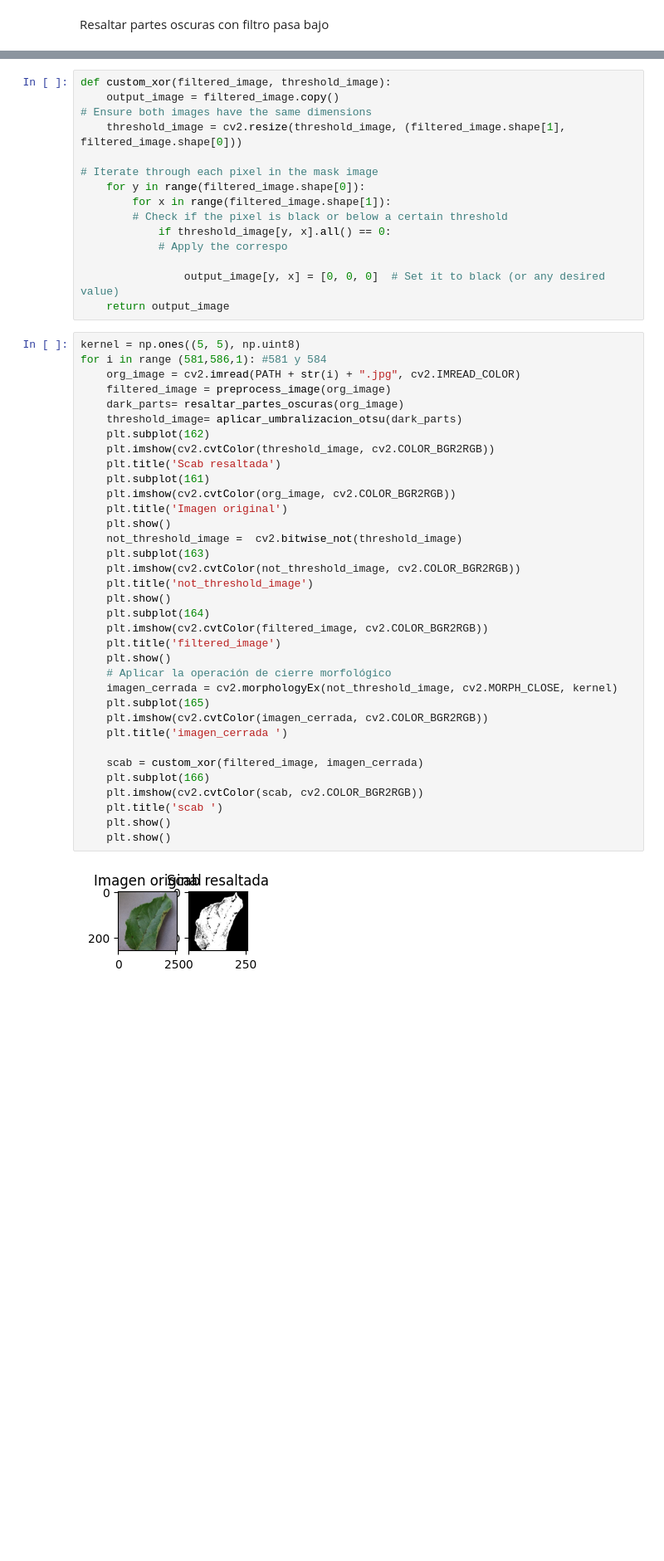
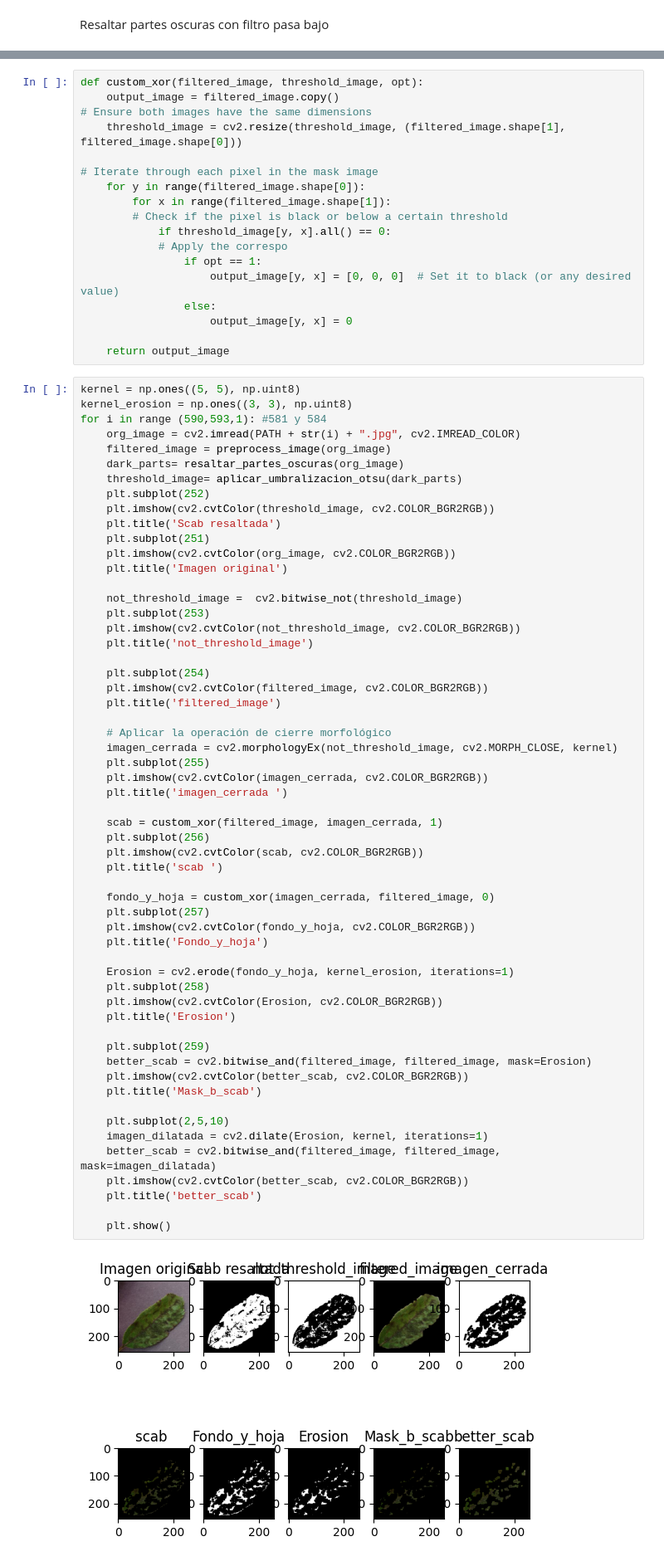
Before and after one commit to Mariagne/Deteccion_de_enfermedades_foliares_en_arboles_de_manzana, a Jupyter notebook: Preprocesamiento/Version Final.ipynb, the cells around one changed output, grey strips where cells are left out. Shown at 83% size. Cells and saved outputs as stored; diff of their text form; blank space fills up the shorter version.

Commit message:
Se prueban diferentes operaciones morfológicas para mejorar la detección de scab

```diff
--- a/Preprocesamiento/Version Final.ipynb
+++ b/Preprocesamiento/Version Final.ipynb
@@ -719,7 +719,7 @@ def aplicar_umbralizacion_otsu(image):
 
     return threshold_image
 # %%
-def custom_xor(filtered_image, threshold_image):
+def custom_xor(filtered_image, threshold_image, opt):
     output_image = filtered_image.copy()
 # Ensure both images have the same dimensions
     threshold_image = cv2.resize(threshold_image, (filtered_image.shape[1], filtered_image.shape[0]))
@@ -730,43 +730,68 @@ def custom_xor(filtered_image, threshold_image):
         # Check if the pixel is black or below a certain threshold
             if threshold_image[y, x].all() == 0:
             # Apply the correspo
+                if opt == 1:
+                    output_image[y, x] = [0, 0, 0]  # Set it to black (or any desired value)
+                else:
+                    output_image[y, x] = 0
 
-                output_image[y, x] = [0, 0, 0]  # Set it to black (or any desired value)
     return output_image
 # %%
 kernel = np.ones((5, 5), np.uint8)
-for i in range (581,586,1): #581 y 584
+kernel_erosion = np.ones((3, 3), np.uint8)
+for i in range (590,593,1): #581 y 584
     org_image = cv2.imread(PATH + str(i) + ".jpg", cv2.IMREAD_COLOR)
     filtered_image = preprocess_image(org_image)
     dark_parts= resaltar_partes_oscuras(org_image)
     threshold_image= aplicar_umbralizacion_otsu(dark_parts)
-    plt.subplot(162)
+    plt.subplot(252)
     plt.imshow(cv2.cvtColor(threshold_image, cv2.COLOR_BGR2RGB))
     plt.title('Scab resaltada')
-    plt.subplot(161)
+    plt.subplot(251)
     plt.imshow(cv2.cvtColor(org_image, cv2.COLOR_BGR2RGB))
     plt.title('Imagen original')
-    plt.show()
+
     not_threshold_image =  cv2.bitwise_not(threshold_image)
-    plt.subplot(163)
+    plt.subplot(253)
     plt.imshow(cv2.cvtColor(not_threshold_image, cv2.COLOR_BGR2RGB))
     plt.title('not_threshold_image')
-    plt.show()
-    plt.subplot(164)
+
+    plt.subplot(254)
     plt.imshow(cv2.cvtColor(filtered_image, cv2.COLOR_BGR2RGB))
     plt.title('filtered_image')
-    plt.show()
+
     # Aplicar la operación de cierre morfológico
     imagen_cerrada = cv2.morphologyEx(not_threshold_image, cv2.MORPH_CLOSE, kernel)
-    plt.subplot(165)
+    plt.subplot(255)
     plt.imshow(cv2.cvtColor(imagen_cerrada, cv2.COLOR_BGR2RGB))
     plt.title('imagen_cerrada ')
 
-    scab = custom_xor(filtered_image, imagen_cerrada)
-    plt.subplot(166)
+    scab = custom_xor(filtered_image, imagen_cerrada, 1)
+    plt.subplot(256)
     plt.imshow(cv2.cvtColor(scab, cv2.COLOR_BGR2RGB))
     plt.title('scab ')
+
+    fondo_y_hoja = custom_xor(imagen_cerrada, filtered_image, 0)
+    plt.subplot(257)
+    plt.imshow(cv2.cvtColor(fondo_y_hoja, cv2.COLOR_BGR2RGB))
+    plt.title('Fondo_y_hoja')
+
+    Erosion = cv2.erode(fondo_y_hoja, kernel_erosion, iterations=1)
+    plt.subplot(258)
+    plt.imshow(cv2.cvtColor(Erosion, cv2.COLOR_BGR2RGB))
+    plt.title('Erosion')
+
+    plt.subplot(259)
+    better_scab = cv2.bitwise_and(filtered_image, filtered_image, mask=Erosion)
+    plt.imshow(cv2.cvtColor(better_scab, cv2.COLOR_BGR2RGB))
+    plt.title('Mask_b_scab')
+
+    plt.subplot(2,5,10)
+    imagen_dilatada = cv2.dilate(Erosion, kernel, iterations=1)
+    better_scab = cv2.bitwise_and(filtered_image, filtered_image, mask=imagen_dilatada)
+    plt.imshow(cv2.cvtColor(better_scab, cv2.COLOR_BGR2RGB))
+    plt.title('better_scab')
+
     plt.show()
-    plt.show()
 # %% [output]
-[figure, old version]
+[figure, new version]
```
Also changed, not shown: parts of 1 cell of this notebook.
